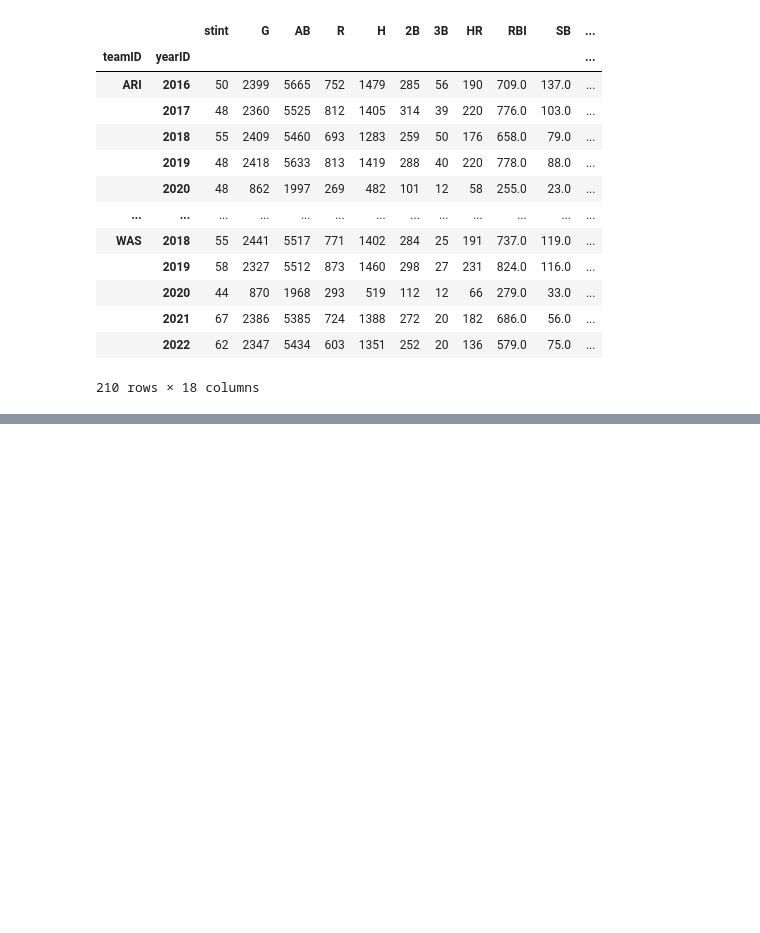
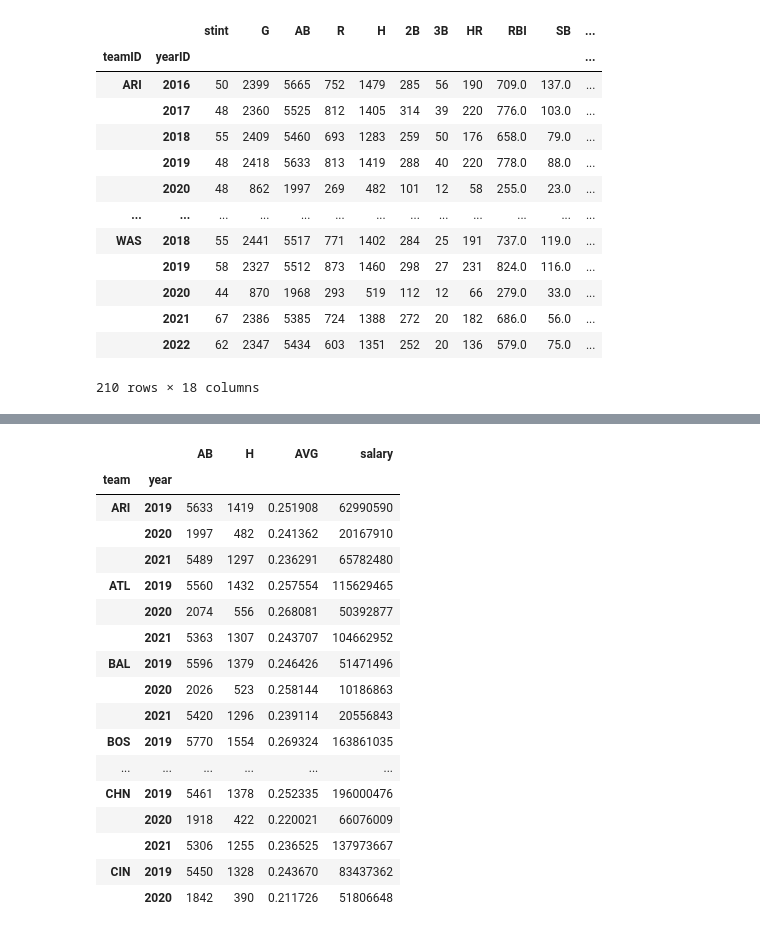
Before and after one commit to michaelgarv/Project_1, a Jupyter notebook: michael_analysis/michael_notebook.ipynb, the cells around one changed output, grey strips where cells are left out. Saved outputs shown, nothing was run; the diff lists cells and outputs as text; code cells hidden in the pictures; blank space fills up the shorter version.

Commit message:
merged csv

```diff
--- a/michael_analysis/michael_notebook.ipynb
+++ b/michael_analysis/michael_notebook.ipynb
@@ -143,0 +148,22 @@ salary_clean_df.head(20)
+# %%
+merged_bsb_df = pd.merge(batting_clean_df,salary_clean_df,left_index=True, right_index=True, how='inner')
+merged_bsb_df.head(20)
+# %% [output]
+|  |  | AB | H | AVG | salary |
+| team | year |  |  |  |  |
+| ARI | 2019 | 5633 | 1419 | 0.251908 | 62990590 |
+|  | 2020 | 1997 | 482 | 0.241362 | 20167910 |
+|  | 2021 | 5489 | 1297 | 0.236291 | 65782480 |
+| ATL | 2019 | 5560 | 1432 | 0.257554 | 115629465 |
+|  | 2020 | 2074 | 556 | 0.268081 | 50392877 |
+|  | 2021 | 5363 | 1307 | 0.243707 | 104662952 |
+| BAL | 2019 | 5596 | 1379 | 0.246426 | 51471496 |
+|  | 2020 | 2026 | 523 | 0.258144 | 10186863 |
+|  | 2021 | 5420 | 1296 | 0.239114 | 20556843 |
+| BOS | 2019 | 5770 | 1554 | 0.269324 | 163861035 |
+| ... | ... | ... | ... | ... | ... |
+| CHN | 2019 | 5461 | 1378 | 0.252335 | 196000476 |
+|  | 2020 | 1918 | 422 | 0.220021 | 66076009 |
+|  | 2021 | 5306 | 1255 | 0.236525 | 137973667 |
+| CIN | 2019 | 5450 | 1328 | 0.243670 | 83437362 |
+|  | 2020 | 1842 | 390 | 0.211726 | 51806648 |
```
Also changed, not shown: parts of 8 cells of this notebook, 1 other file.
